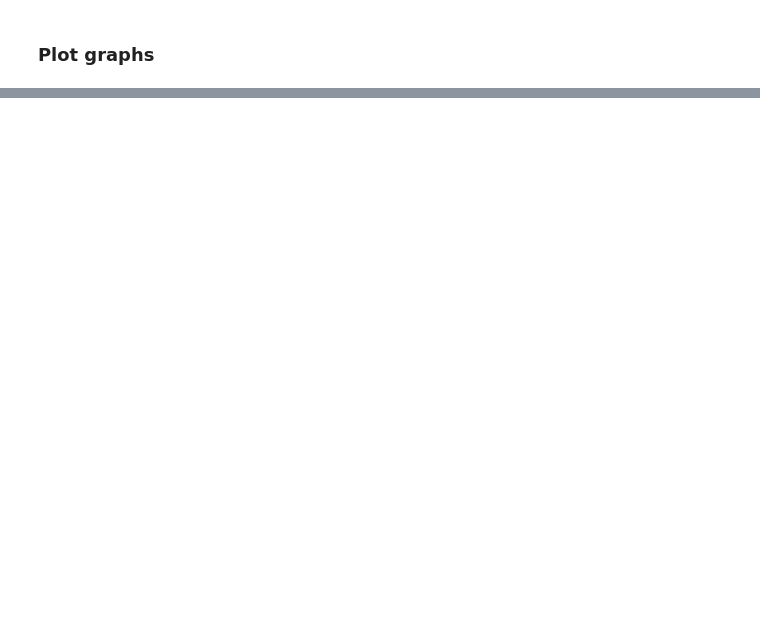
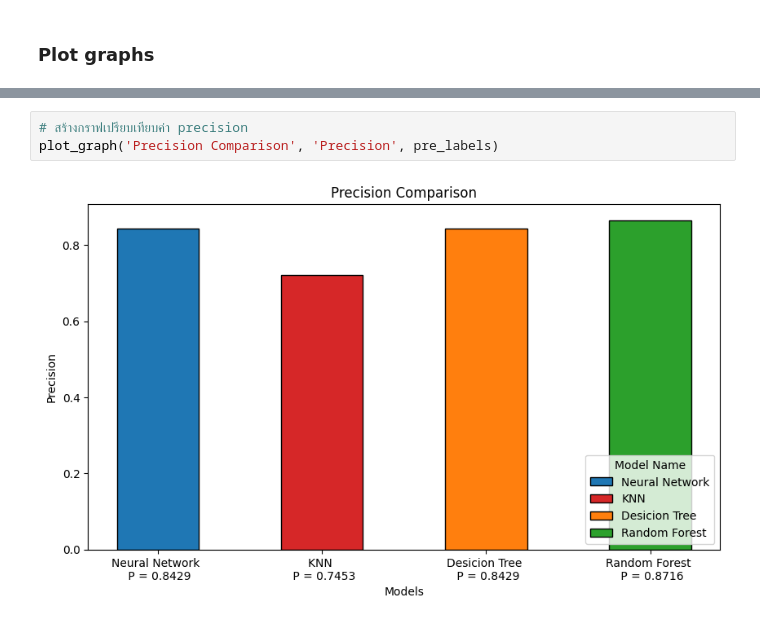
Before and after one commit to pannawat1233/Check-the-masked-person, a Jupyter notebook: src/main.ipynb, the cells around one changed output, grey strips where cells are left out. Cells and saved outputs as stored; diff of their text form; blank space fills up the shorter version.

```diff
--- a/src/main.ipynb
+++ b/src/main.ipynb
@@ -453,0 +626,5 @@ plt.show()
+# %%
+# สร้างกราฟเปรียบเทียบค่า precision
+plot_graph('Precision Comparison', 'Precision', pre_labels)
+# %% [output]
+[figure, added]
```
Also changed, not shown: parts of 39 cells of this notebook.
